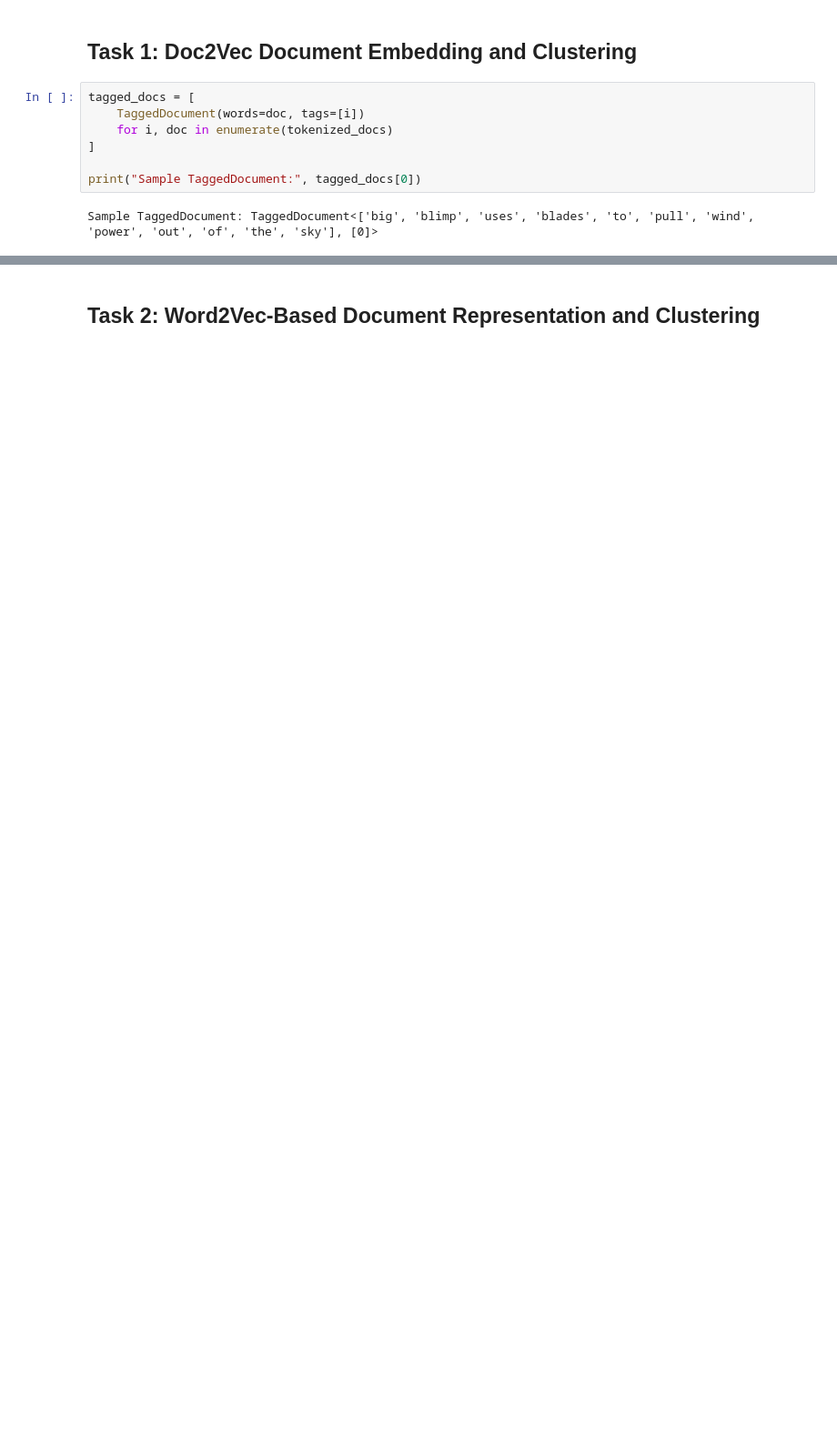
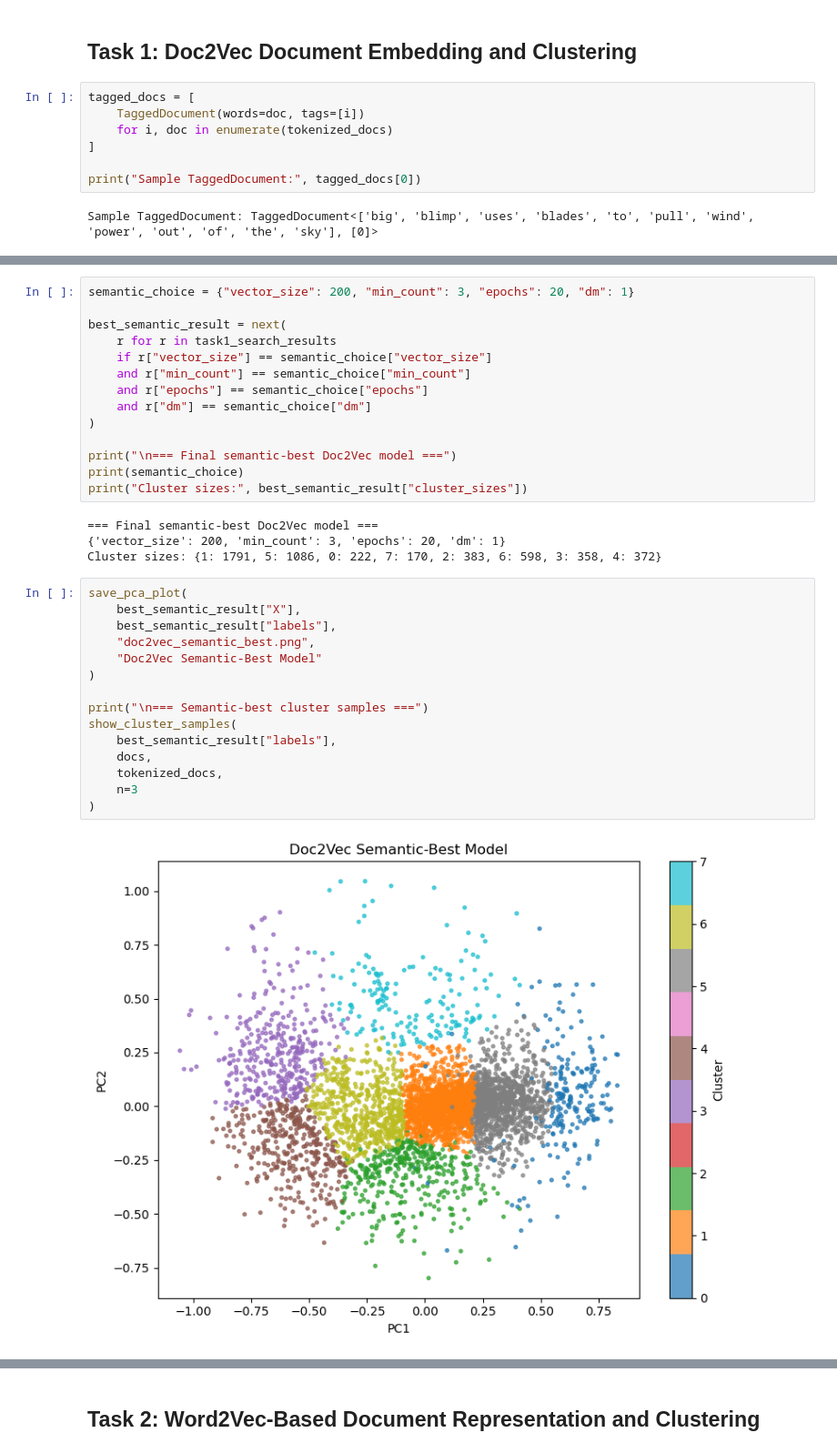
Before and after one commit to YJY4266900395/USC-DSCI-560-lab8, a Jupyter notebook: lab 8.ipynb, the cells around one changed output, grey strips where cells are left out. Shown at 91% size. Cells and saved outputs as stored; diff of their text form; blank space fills up the shorter version.

```diff
--- a/lab 8.ipynb
+++ b/lab 8.ipynb
@@ -264,0 +729,35 @@ Overall, the configuration with vector_size=300 provided the best clustering per
+# %%
+semantic_choice = {"vector_size": 200, "min_count": 3, "epochs": 20, "dm": 1}
+
+best_semantic_result = next(
+    r for r in task1_search_results
+    if r["vector_size"] == semantic_choice["vector_size"]
+    and r["min_count"] == semantic_choice["min_count"]
+    and r["epochs"] == semantic_choice["epochs"]
+    and r["dm"] == semantic_choice["dm"]
+)
+
+print("\n=== Final semantic-best Doc2Vec model ===")
+print(semantic_choice)
+print("Cluster sizes:", best_semantic_result["cluster_sizes"])
+# %% [output]
+=== Final semantic-best Doc2Vec model ===
+{'vector_size': 200, 'min_count': 3, 'epochs': 20, 'dm': 1}
+Cluster sizes: {1: 1791, 5: 1086, 0: 222, 7: 170, 2: 383, 6: 598, 3: 358, 4: 372}
+# %%
+save_pca_plot(
+    best_semantic_result["X"],
+    best_semantic_result["labels"],
+    "doc2vec_semantic_best.png",
+    "Doc2Vec Semantic-Best Model"
+)
+
+print("\n=== Semantic-best cluster samples ===")
+show_cluster_samples(
+    best_semantic_result["labels"],
+    docs,
+    tokenized_docs,
+    n=3
+)
+# %% [output]
+[figure, added]
```
Also changed, not shown: parts of 48 cells of this notebook, 1 other file.
